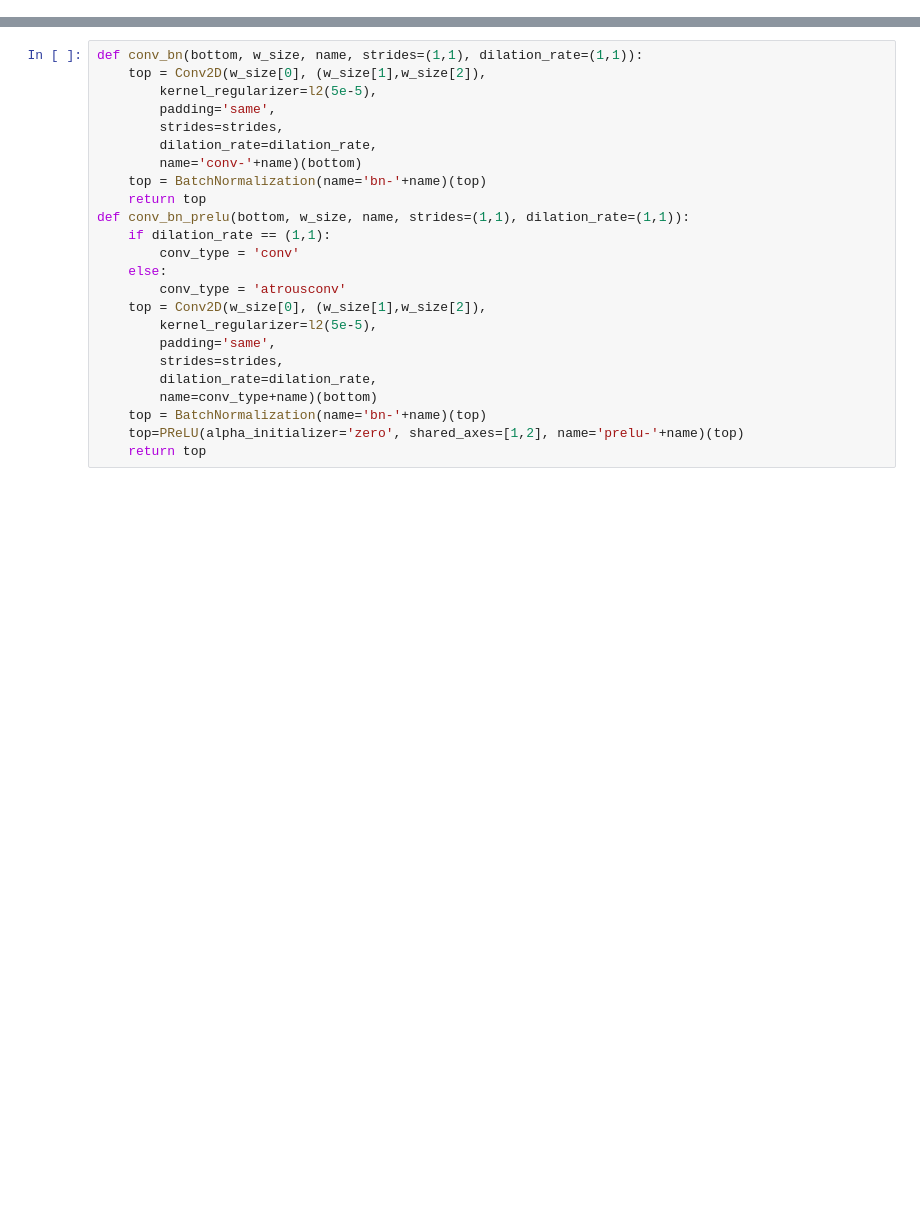
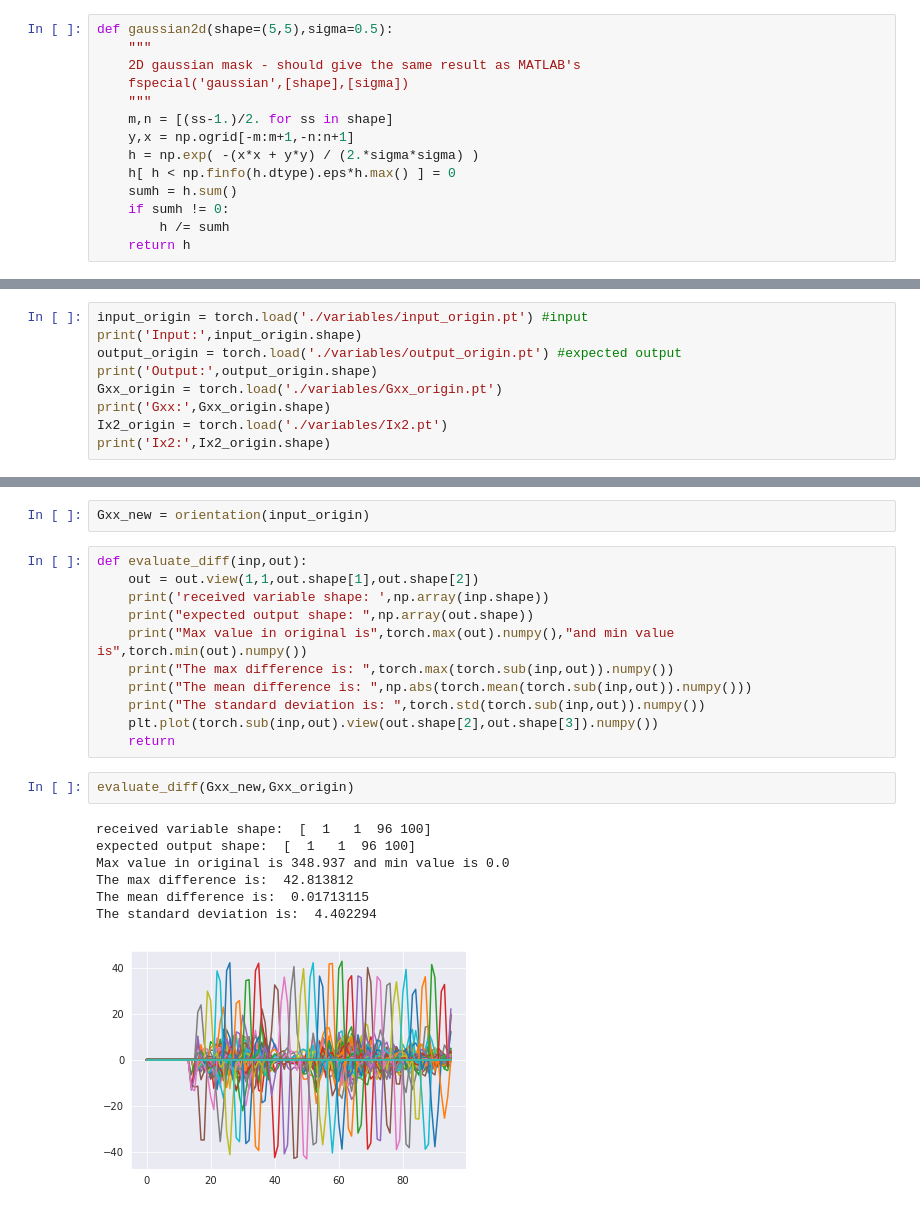
Before and after one commit to EnricoPf/FingerNet, a Jupyter notebook: FingerNetBack.ipynb, the cells around one changed output, grey strips where cells are left out. Saved outputs shown, nothing was run; the diff lists cells and outputs as text; blank space fills up the shorter version.

Commit message:
Added variables

```diff
--- a/FingerNetBack.ipynb
+++ b/FingerNetBack.ipynb
@@ -17,4 +23,18 @@ from IPython.display import display
 warnings.filterwarnings("ignore")
+# %%
+def gaussian2d(shape=(5,5),sigma=0.5):
+    """
+    2D gaussian mask - should give the same result as MATLAB's
+    fspecial('gaussian',[shape],[sigma])
+    """
+    m,n = [(ss-1.)/2. for ss in shape]
+    y,x = np.ogrid[-m:m+1,-n:n+1]
+    h = np.exp( -(x*x + y*y) / (2.*sigma*sigma) )
+    h[ h < np.finfo(h.dtype).eps*h.max() ] = 0
+    sumh = h.sum()
+    if sumh != 0:
+        h /= sumh
+    return h
 # %%
 def img_normalization(im_input, m0 = 0.0, var0 = 1.0):
     m = np.mean(im_input.numpy())
@@ -59,0 +54,9 @@ torch.Size([1, 1, 17, 17])
+# %%
+input_origin = torch.load('./variables/input_origin.pt') #input
+print('Input:',input_origin.shape)
+output_origin = torch.load('./variables/output_origin.pt') #expected output
+print('Output:',output_origin.shape)
+Gxx_origin = torch.load('./variables/Gxx_origin.pt')
+print('Gxx:',Gxx_origin.shape)
+Ix2_origin = torch.load('./variables/Ix2.pt')
+print('Ix2:',Ix2_origin.shape)
@@ -263,24 +130,23 @@ def select_max(x):
-# %%
-def conv_bn(bottom, w_size, name, strides=(1,1), dilation_rate=(1,1)):
-    top = Conv2D(w_size[0], (w_size[1],w_size[2]),
-        kernel_regularizer=l2(5e-5),
-        padding='same',
-        strides=strides,
-        dilation_rate=dilation_rate,
-        name='conv-'+name)(bottom)
-    top = BatchNormalization(name='bn-'+name)(top)
-    return top
-def conv_bn_prelu(bottom, w_size, name, strides=(1,1), dilation_rate=(1,1)):
-    if dilation_rate == (1,1):
-        conv_type = 'conv'
-    else:
-        conv_type = 'atrousconv'
-    top = Conv2D(w_size[0], (w_size[1],w_size[2]),
-        kernel_regularizer=l2(5e-5),
-        padding='same',
-        strides=strides,
-        dilation_rate=dilation_rate,
-        name=conv_type+name)(bottom)
-    top = BatchNormalization(name='bn-'+name)(top)
-    top=PReLU(alpha_initializer='zero', shared_axes=[1,2], name='prelu-'+name)(top)
-    return top
+# %%
+Gxx_new = orientation(input_origin)
+# %%
+def evaluate_diff(inp,out):
+    out = out.view(1,1,out.shape[1],out.shape[2])
+    print('received variable shape: ',np.array(inp.shape))
+    print("expected output shape: ",np.array(out.shape))
+    print("Max value in original is",torch.max(out).numpy(),"and min value is",torch.min(out).numpy())
+    print("The max difference is: ",torch.max(torch.sub(inp,out)).numpy())
+    print("The mean difference is: ",np.abs(torch.mean(torch.sub(inp,out)).numpy()))
+    print("The standard deviation is: ",torch.std(torch.sub(inp,out)).numpy())
+    plt.plot(torch.sub(inp,out).view(out.shape[2],out.shape[3]).numpy())
+    return
+# %%
+evaluate_diff(Gxx_new,Gxx_origin)
+# %% [output]
+received variable shape:  [  1   1  96 100]
+expected output shape:  [  1   1  96 100]
+Max value in original is 348.937 and min value is 0.0
+The max difference is:  42.813812
+The mean difference is:  0.01713115
+The standard deviation is:  4.402294
+[figure, added]
```
Also changed, not shown: parts of 21 cells of this notebook, 20 other files.
